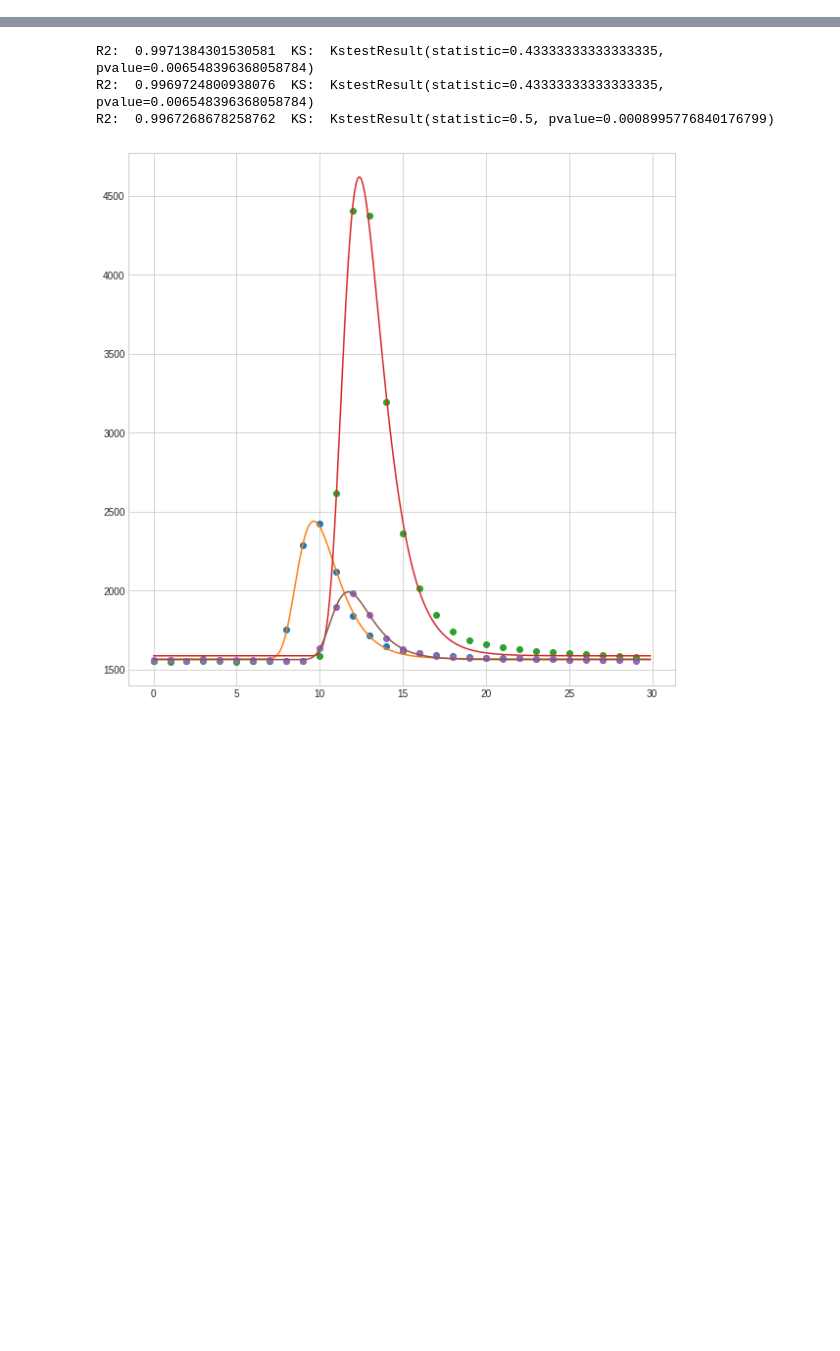
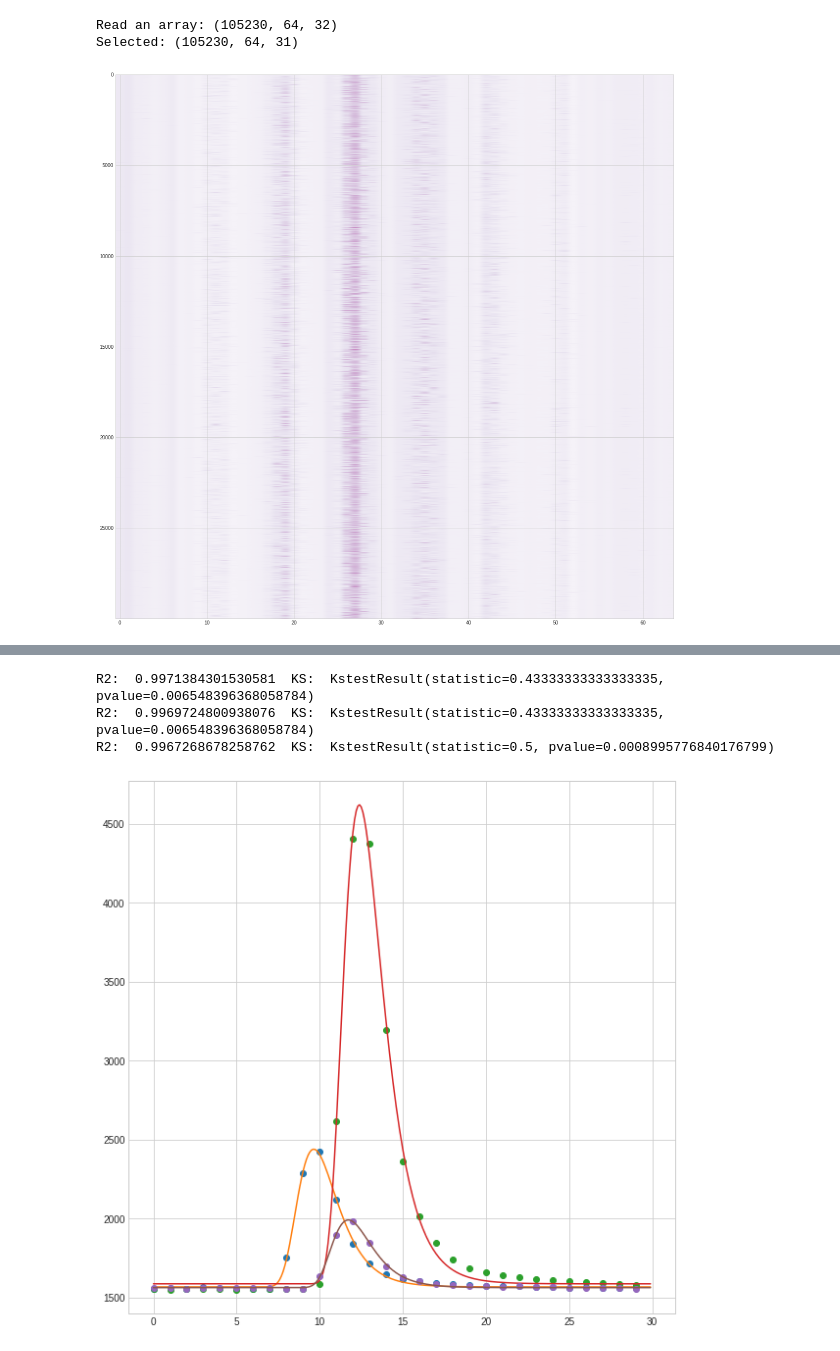
Before and after one commit to sPHENIX-Collaboration/calorimeter-signal-extraction, a Jupyter notebook: jupyter/explore_data.ipynb, the cells around one changed output, grey strips where cells are left out. Cells and saved outputs as stored; diff of their text form; code cells hidden in the pictures; blank space fills up the shorter version.

Commit message:
Cleaned up the ROOT converter, implemented signal check graphs in the notebook

```diff
--- a/jupyter/explore_data.ipynb
+++ b/jupyter/explore_data.ipynb
@@ -8,0 +16,23 @@ from scipy.stats import ks_2samp
+# %%
+print(f'''Read an array: {Xtot.shape}''')
+X = Xtot[:,:,:31] # discard the last bin as it's hardwired to '-999'
+
+print(f'''Selected: {X.shape}''')
+# %% [output]
+Read an array: (105230, 64, 32)
+Selected: (105230, 64, 31)
+# %%
+N = 30000
+
+all_maxima = np.empty((N,64))
+
+for i in np.arange(N):
+
+    maxima = np.amax(X[i], axis=1)
+    all_maxima[i] = maxima
+
+plt.style.use('seaborn-whitegrid')
+plt.rcParams["figure.figsize"] = (20,20)
+_ = plt.imshow(all_maxima, norm=colors.LogNorm(), cmap='PuRd', aspect='auto')
+# %% [output]
+[figure, added]
```
Also changed, not shown: parts of 3 cells of this notebook, 1 other file.
